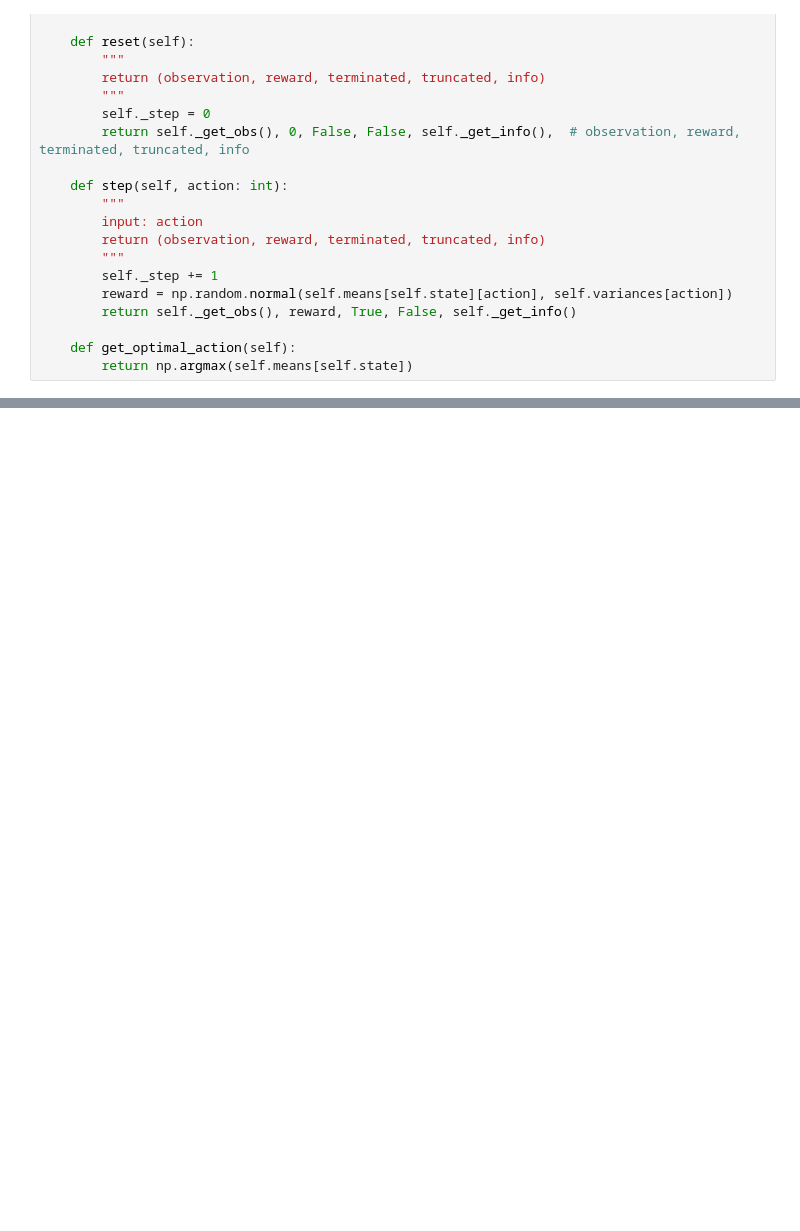
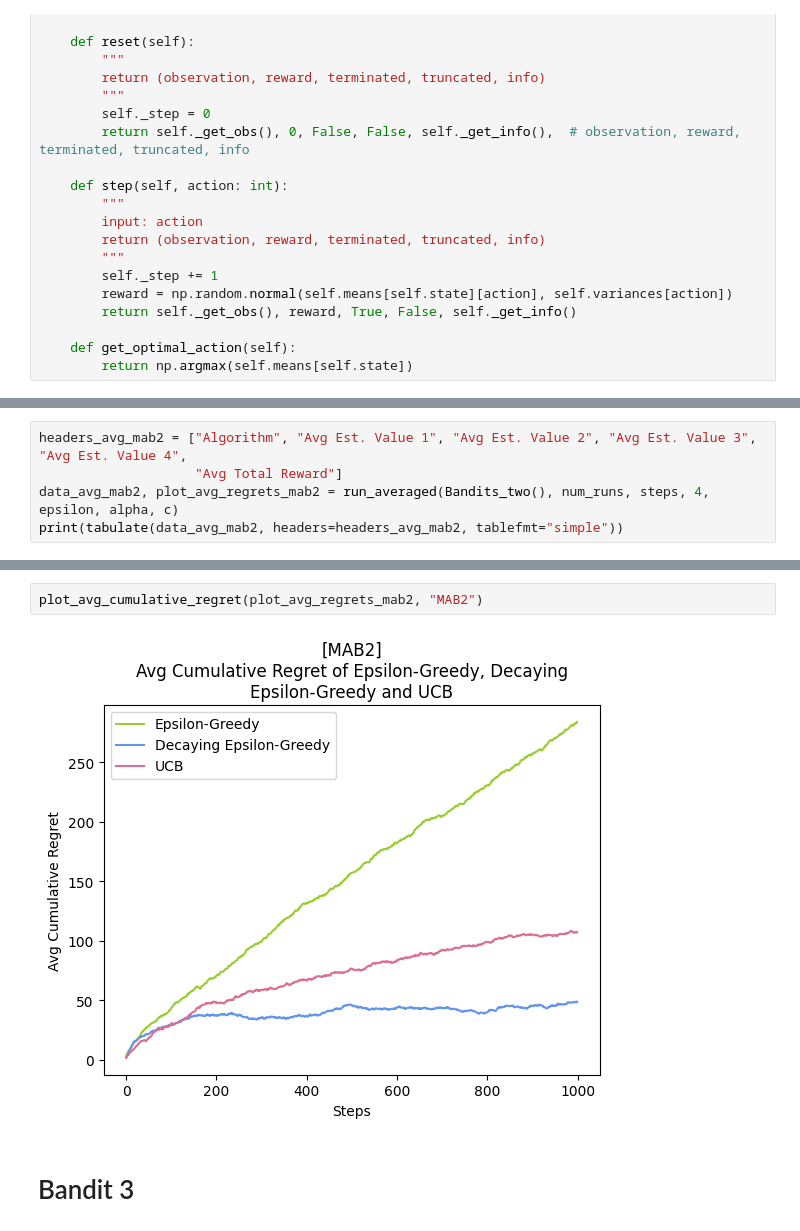
Before and after one commit to kuimetra/reinforcement_learning, a Jupyter notebook: bandit.ipynb, the cells around one changed output, grey strips where cells are left out. Drawn from its saved outputs; the diff is of its cells as text; blank space fills up the shorter version.

```diff
--- a/bandit.ipynb
+++ b/bandit.ipynb
@@ -218,0 +277,5 @@ plt.show()
+# %%
+headers_avg_mab2 = ["Algorithm", "Avg Est. Value 1", "Avg Est. Value 2", "Avg Est. Value 3", "Avg Est. Value 4",
+                    "Avg Total Reward"]
+data_avg_mab2, plot_avg_regrets_mab2 = run_averaged(Bandits_two(), num_runs, steps, 4, epsilon, alpha, c)
+print(tabulate(data_avg_mab2, headers=headers_avg_mab2, tablefmt="simple"))
@@ -218,0 +288,6 @@ plt.show()
+# %%
+plot_avg_cumulative_regret(plot_avg_regrets_mab2, "MAB2")
+# %% [output]
+[figure, added]
+# %% [markdown]
+# Bandit 3
```
Also changed, not shown: parts of 18 cells of this notebook.
